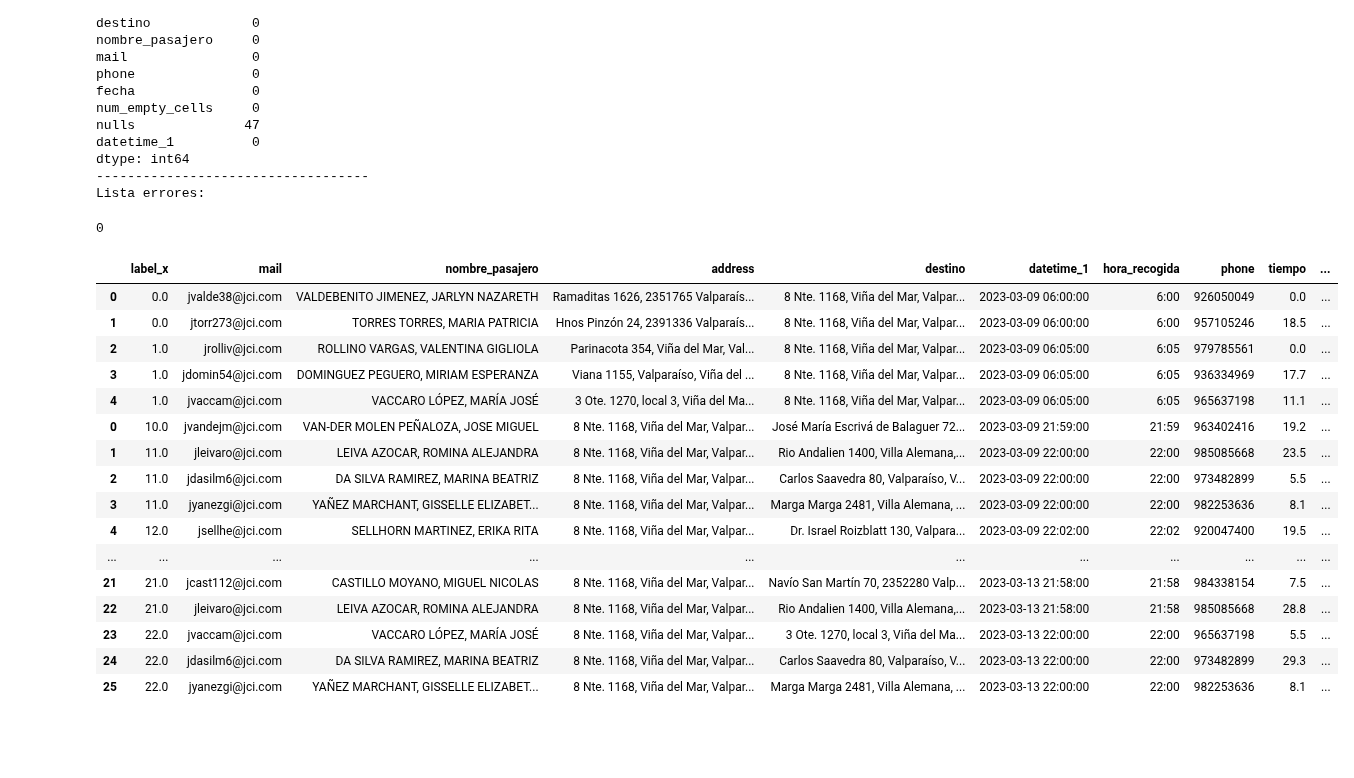
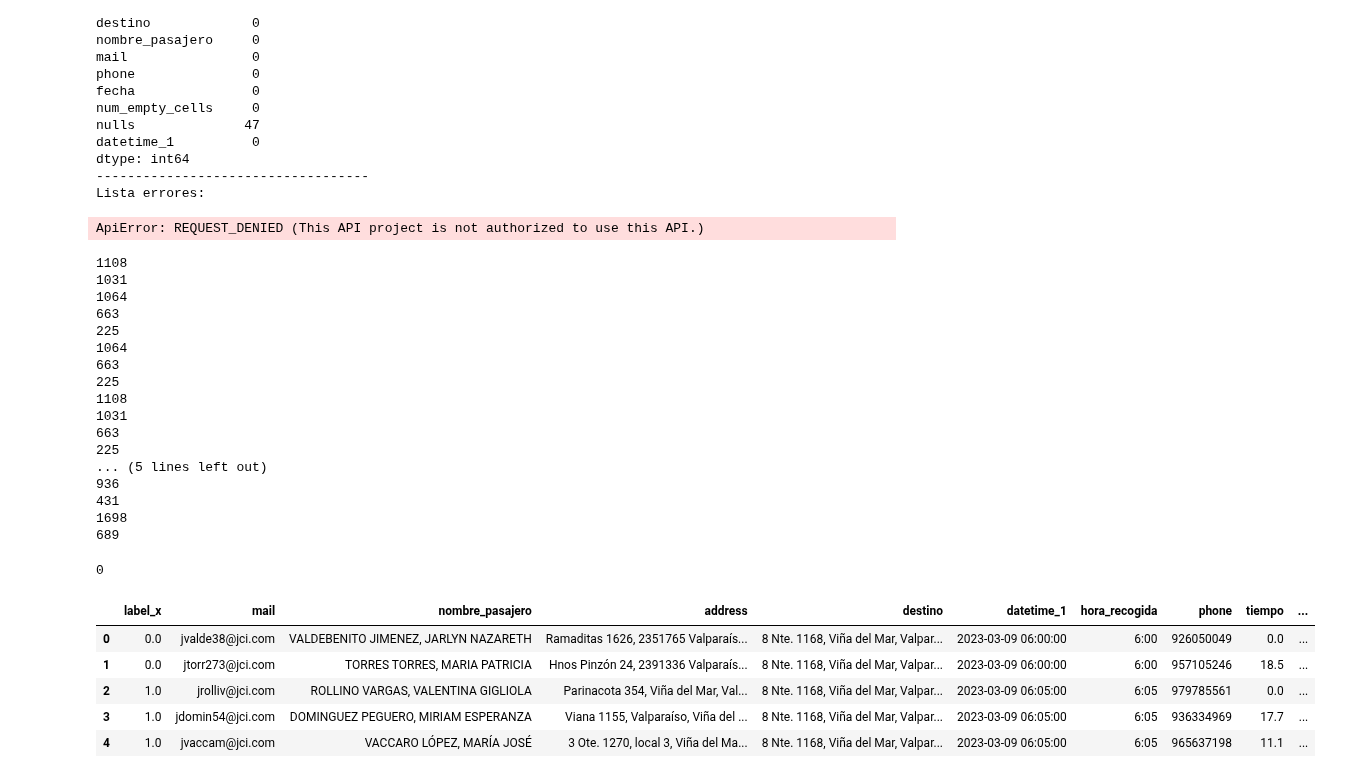
Before and after one commit to martinnnsss/best-route, a Jupyter notebook: routes_1.0.ipynb, the cells around one changed output. Cells and saved outputs as stored; diff of their text form; code cells hidden in the pictures; blank space fills up the shorter version.

```diff
--- a/routes_1.0.ipynb
+++ b/routes_1.0.ipynb
@@ -361,9 +405,6 @@ false_df['aux']= false_df['address']==false_df['destino']
 false_df=false_df.sort_values(by=['label']).reset_index(drop=True)
 # %%
 #paso 1.1.3 (distintos origenes -> un destino; calcular la ruta más eficiente)
-
-
-clave_api='AIzaSyAvTzCycvOetN-NA51GNqxb80d-Ma-0Azg'
 
 # Agregar columnas para latitud y longitud
 false_df['latitud'] = None
@@ -385,7 +426,6 @@ grupos = false_df.groupby('label')
 # Iterar por cada cluster
 
 for grupo, data in grupos:
-    gmaps = googlemaps.Client(key='AIzaSyBDGJCBvgh1BsTLpiDf1UVAwU9e9b_lrd8')#***********************************************************************
     data = data.reset_index(drop=True)
     ubicaciones = list(zip(data['latitud'], data['longitud']))
 
@@ -430,6 +470,8 @@ for grupo, data in grupos:
 if len(orden_dfs)!=0:
     #Concatenar los dataframes en un solo dataframe
     false_orden_dfs = pd.concat(orden_dfs, ignore_index=True)
+# %% [output]
+ApiError: REQUEST_DENIED (This API project is not authorized to use this API.)
 # %%
 #paso 1.1.4 (distintos origenes -> un destino; obtener tiempo de ruta)
 
@@ -441,12 +483,11 @@ if 'false_orden_dfs' in globals():
         durations.append(None)
         for i in range(len(group)-1):
             waypoints = group.iloc[i+1:].values.tolist() + [group.iloc[-1]]
-            route = gmaps.directions(origin=group.iloc[i], #****************************************************************************************
+            route = directions(origin=group.iloc[i],
                                     destination=group.iloc[-1],
-                                    waypoints=waypoints,
-                                    mode='driving',
-                                    departure_time= datetime.now())
+                                    waypoints=waypoints)
             duration = route[0]['legs'][0]['duration']['value']
+            print(duration)
             durations.append(duration)
         # Agregar la lista de las durations de cada recorrido a la lista duraciones
         duraciones += durations
@@ -492,11 +533,9 @@ if 'false_orden_dfs' in globals():
             durations.append(None)
             for i in range(len(g)-1):
                 waypoints = g.iloc[i+1:].values.tolist() + [g.iloc[-1]]
-                route = gmaps.directions(origin=g.iloc[i],   #*********************************************************************
+                route = directions(origin=g.iloc[i],
                                         destination=g.iloc[-1],
-                                        waypoints=waypoints,
-                                        mode='driving',
-                                        departure_time= datetime.now())
+                                        waypoints=waypoints)
                 duration = route[0]['legs'][0]['duration']['value']
                 durations.append(duration)
             # Agregar la lista de las durations de cada recorrido a la lista duraciones
@@ -527,6 +566,24 @@ if 'false_orden_dfs' in globals():
     # Reiniciar los labels desde cero
     false_orden_dfs = false_orden_dfs.reset_index(drop=True)
     false_orden_dfs['label'] = false_orden_dfs['label'].apply(lambda x: x - false_orden_dfs['label'].min())
+# %% [output]
+1108
+1031
+1064
+663
+225
+1064
+663
+225
+1108
+1031
+663
+225
+... (5 lines left out)
+936
+431
+1698
+689
 # %%
 true_df['label'] = np.nan
 
@@ -622,7 +679,6 @@ grupos = true_df.groupby('label')
 # Iterar por cada cluster
 
 for grupo, data in grupos:
-    gmaps = googlemaps.Client(key='AIzaSyBDGJCBvgh1BsTLpiDf1UVAwU9e9b_lrd8') #********************************************************************
     data = data.reset_index(drop=True)
     ubicaciones = list(zip(data['latitud'], data['longitud']))
 
@@ -676,11 +732,9 @@ if 'true_orden_dfs' in globals():
         durations = []
         durations.append(None)
         for i in range(len(group)-1):
-            route = gmaps.directions(origin=group.iloc[i],   #***********************************************************************
+            route = directions(origin=group.iloc[i],   #***********************************************************************
                                     destination=group.iloc[i+1],
-                                    waypoints=group.iloc[i+1:-1].values.tolist(),
-                                    mode='driving',
-                                    departure_time=datetime.now())                   ########### asignar hora de partida, según el grupo
+                                    waypoints=group.iloc[i+1:-1].values.tolist())                   ########### asignar hora de partida, según el grupo
             duration = route[0]['legs'][0]['duration']['value']
             durations.append(duration)
         # Agregar la lista de las durations de cada recorrido a la lista duraciones
@@ -725,11 +779,9 @@ if 'true_orden_dfs' in globals():
             durations = []
             durations.append(None)
             for i in range(len(g)-1):
-                route = gmaps.directions(origin=g.iloc[i], #***********************************************************************
+                route = directions(origin=g.iloc[i], #***********************************************************************
                                         destination=g.iloc[i+1],
-                                        waypoints=g.iloc[i+1:-1].values.tolist(),
-                                        mode='driving',
-                                        departure_time=datetime.now())                   ########### asignar hora de partida, según el grupo
+                                        waypoints=g.iloc[i+1:-1].values.tolist())                   ########### asignar hora de partida, según el grupo
                 duration = route[0]['legs'][0]['duration']['value']
                 durations.append(duration)
             # Agregar la lista de las durations de cada recorrido a la lista duraciones
@@ -809,32 +861,21 @@ elif 'test_true' in globals() and 'test_false' in globals():
 # %%
 #minor improvements
 df['aux']= df['address']==df['destino']
 df['Ruta']=df['label_x']
 df=df[df['aux']!=True]
 df.drop(columns=['aux'],inplace=True)
 df['phone'] = df['phone'].apply(lambda x: round(x))
 
 #dividir en 2 cuando es > 90 minutos
 
-df.sort_values(by=['datetime_1','label_x'])
+df.sort_values(by=['datetime_1','label_x']).head()
 # %% [output]
 |  | label_x | mail | nombre_pasajero | address | destino | datetime_1 | hora_recogida | phone | tiempo | ... |
 | 0 | 0.0 | jvalde38@jci.com | VALDEBENITO JIMENEZ, JARLYN NAZARETH | Ramaditas 1626, 2351765 Valparaís... | 8 Nte. 1168, Viña del Mar, Valpar... | 2023-03-09 06:00:00 | 6:00 | 926050049 | 0.0 | ... |
 | 1 | 0.0 | jtorr273@jci.com | TORRES TORRES, MARIA PATRICIA | Hnos Pinzón 24, 2391336 Valparaís... | 8 Nte. 1168, Viña del Mar, Valpar... | 2023-03-09 06:00:00 | 6:00 | 957105246 | 18.5 | ... |
 | 2 | 1.0 | jrolliv@jci.com | ROLLINO VARGAS, VALENTINA GIGLIOLA | Parinacota 354, Viña del Mar, Val... | 8 Nte. 1168, Viña del Mar, Valpar... | 2023-03-09 06:05:00 | 6:05 | 979785561 | 0.0 | ... |
 | 3 | 1.0 | jdomin54@jci.com | DOMINGUEZ PEGUERO, MIRIAM ESPERANZA | Viana 1155, Valparaíso, Viña del ... | 8 Nte. 1168, Viña del Mar, Valpar... | 2023-03-09 06:05:00 | 6:05 | 936334969 | 17.7 | ... |
 | 4 | 1.0 | jvaccam@jci.com | VACCARO LÓPEZ, MARÍA JOSÉ | 3 Ote. 1270, local 3, Viña del Ma... | 8 Nte. 1168, Viña del Mar, Valpar... | 2023-03-09 06:05:00 | 6:05 | 965637198 | 11.1 | ... |
-| 0 | 10.0 | jvandejm@jci.com | VAN-DER MOLEN PEÑALOZA, JOSE MIGUEL | 8 Nte. 1168, Viña del Mar, Valpar... | José María Escrivá de Balaguer 72... | 2023-03-09 21:59:00 | 21:59 | 963402416 | 19.2 | ... |
-| 1 | 11.0 | jleivaro@jci.com | LEIVA AZOCAR, ROMINA ALEJANDRA | 8 Nte. 1168, Viña del Mar, Valpar... | Rio Andalien 1400, Villa Alemana,... | 2023-03-09 22:00:00 | 22:00 | 985085668 | 23.5 | ... |
-| 2 | 11.0 | jdasilm6@jci.com | DA SILVA RAMIREZ, MARINA BEATRIZ | 8 Nte. 1168, Viña del Mar, Valpar... | Carlos Saavedra 80, Valparaíso, V... | 2023-03-09 22:00:00 | 22:00 | 973482899 | 5.5 | ... |
-| 3 | 11.0 | jyanezgi@jci.com | YAÑEZ MARCHANT, GISSELLE ELIZABET... | 8 Nte. 1168, Viña del Mar, Valpar... | Marga Marga 2481, Villa Alemana, ... | 2023-03-09 22:00:00 | 22:00 | 982253636 | 8.1 | ... |
-| 4 | 12.0 | jsellhe@jci.com | SELLHORN MARTINEZ, ERIKA RITA | 8 Nte. 1168, Viña del Mar, Valpar... | Dr. Israel Roizblatt 130, Valpara... | 2023-03-09 22:02:00 | 22:02 | 920047400 | 19.5 | ... |
-| ... | ... | ... | ... | ... | ... | ... | ... | ... | ... | ... |
-| 21 | 21.0 | jcast112@jci.com | CASTILLO MOYANO, MIGUEL NICOLAS | 8 Nte. 1168, Viña del Mar, Valpar... | Navío San Martín 70, 2352280 Valp... | 2023-03-13 21:58:00 | 21:58 | 984338154 | 7.5 | ... |
-| 22 | 21.0 | jleivaro@jci.com | LEIVA AZOCAR, ROMINA ALEJANDRA | 8 Nte. 1168, Viña del Mar, Valpar... | Rio Andalien 1400, Villa Alemana,... | 2023-03-13 21:58:00 | 21:58 | 985085668 | 28.8 | ... |
-| 23 | 22.0 | jvaccam@jci.com | VACCARO LÓPEZ, MARÍA JOSÉ | 8 Nte. 1168, Viña del Mar, Valpar... | 3 Ote. 1270, local 3, Viña del Ma... | 2023-03-13 22:00:00 | 22:00 | 965637198 | 5.5 | ... |
-| 24 | 22.0 | jdasilm6@jci.com | DA SILVA RAMIREZ, MARINA BEATRIZ | 8 Nte. 1168, Viña del Mar, Valpar... | Carlos Saavedra 80, Valparaíso, V... | 2023-03-13 22:00:00 | 22:00 | 973482899 | 29.3 | ... |
-| 25 | 22.0 | jyanezgi@jci.com | YAÑEZ MARCHANT, GISSELLE ELIZABET... | 8 Nte. 1168, Viña del Mar, Valpar... | Marga Marga 2481, Villa Alemana, ... | 2023-03-13 22:00:00 | 22:00 | 982253636 | 8.1 | ... |
 # %%
 # traer los
 #same_origin.sort_values(by=['address','destino'])
```
Also changed, not shown: parts of 2 cells of this notebook, 1 other file.
